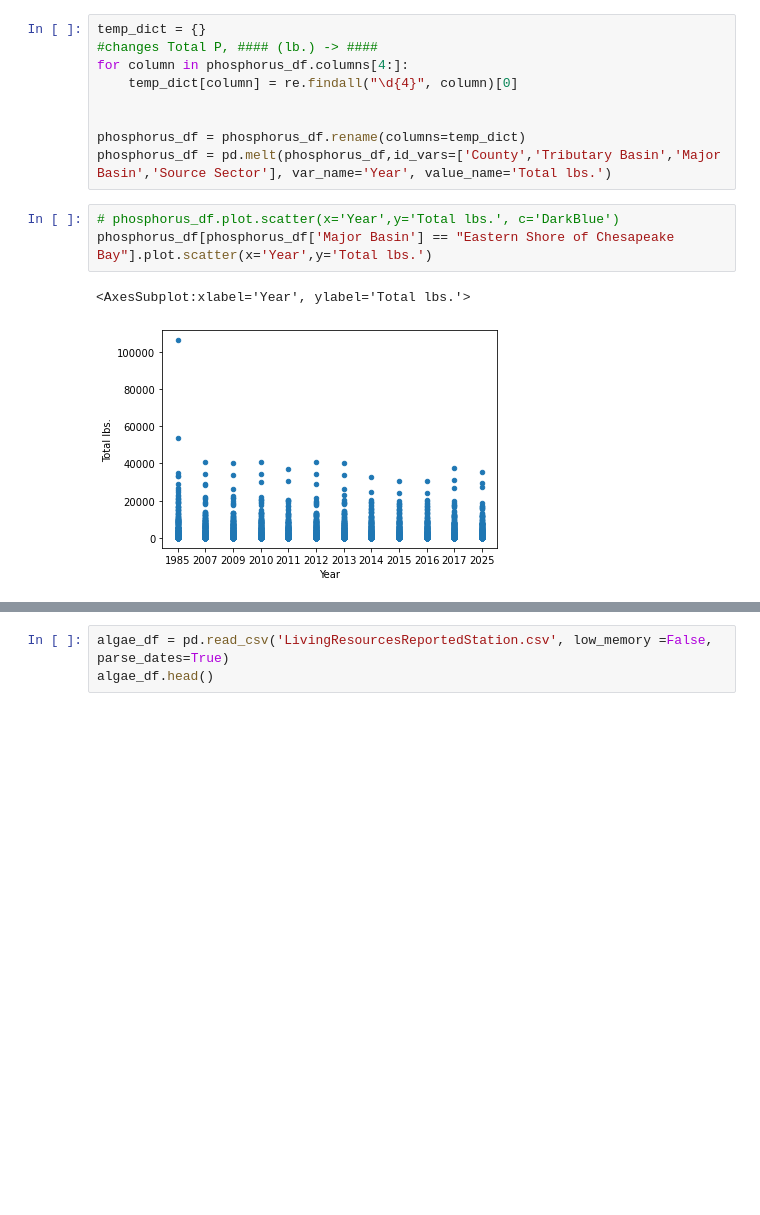
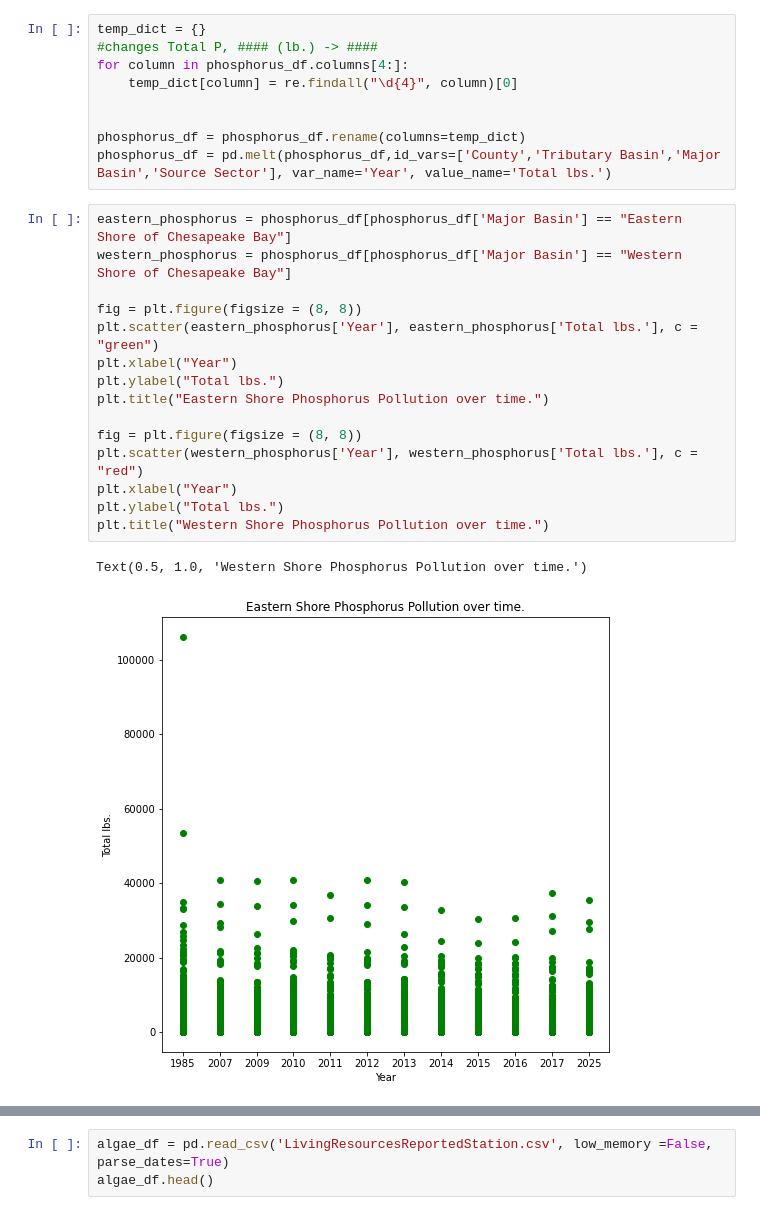
Before and after one commit to type1larosa3/CMSC320-Final-Tutorial, a Jupyter notebook: Tutorial_final.ipynb, the cells around one changed output, grey strips where cells are left out. Saved outputs shown, nothing was run; the diff lists cells and outputs as text; blank space fills up the shorter version.

Commit message:
added graphs and plots for phosphorus dataset

```diff
--- a/Tutorial_final.ipynb
+++ b/Tutorial_final.ipynb
@@ -108,8 +108,20 @@ for column in phosphorus_df.columns[4:]:
 phosphorus_df = phosphorus_df.rename(columns=temp_dict)
 phosphorus_df = pd.melt(phosphorus_df,id_vars=['County','Tributary Basin','Major Basin','Source Sector'], var_name='Year', value_name='Total lbs.')
 # %%
-# phosphorus_df.plot.scatter(x='Year',y='Total lbs.', c='DarkBlue')
-phosphorus_df[phosphorus_df['Major Basin'] == "Eastern Shore of Chesapeake Bay"].plot.scatter(x='Year',y='Total lbs.')
+eastern_phosphorus = phosphorus_df[phosphorus_df['Major Basin'] == "Eastern Shore of Chesapeake Bay"]
+western_phosphorus = phosphorus_df[phosphorus_df['Major Basin'] == "Western Shore of Chesapeake Bay"]
+
+fig = plt.figure(figsize = (8, 8))
+plt.scatter(eastern_phosphorus['Year'], eastern_phosphorus['Total lbs.'], c = "green")
+plt.xlabel("Year")
+plt.ylabel("Total lbs.")
+plt.title("Eastern Shore Phosphorus Pollution over time.")
+
+fig = plt.figure(figsize = (8, 8))
+plt.scatter(western_phosphorus['Year'], western_phosphorus['Total lbs.'], c = "red")
+plt.xlabel("Year")
+plt.ylabel("Total lbs.")
+plt.title("Western Shore Phosphorus Pollution over time.")
 # %% [output]
-<AxesSubplot:xlabel='Year', ylabel='Total lbs.'>
+Text(0.5, 1.0, 'Western Shore Phosphorus Pollution over time.')
-[figure, old version]
+[figure, new version]
```
Also changed, not shown: parts of 7 cells of this notebook.
